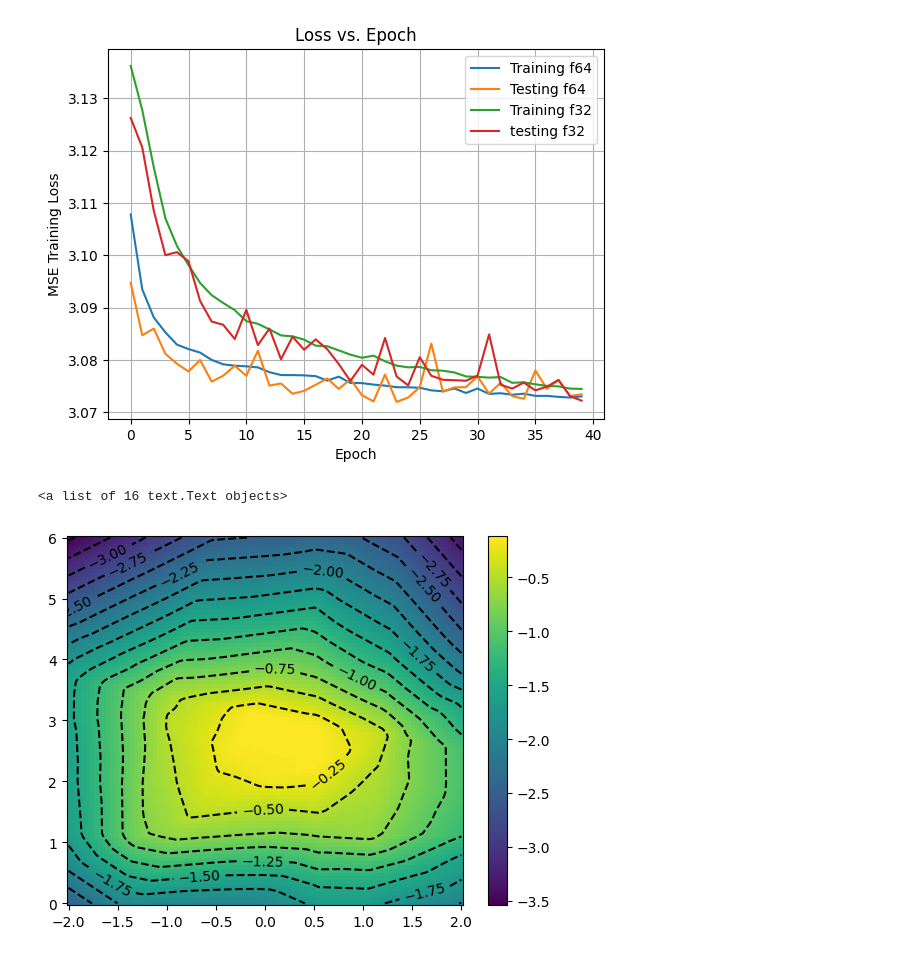
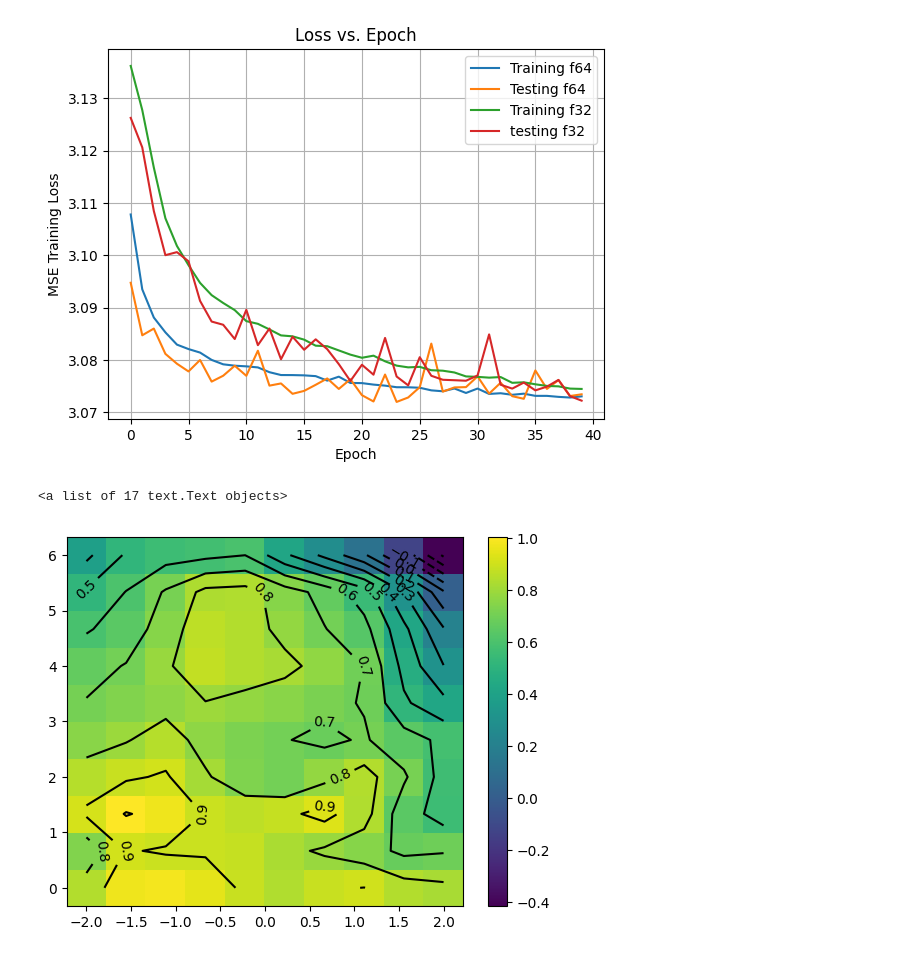
Before and after one commit to CarterTegen/4240BaseballProject, a Jupyter notebook: scripts/batting_NN.ipynb, the cells around one changed output. Saved outputs shown, nothing was run; the diff lists cells and outputs as text; code cells hidden in the pictures.

```diff
--- a/scripts/batting_NN.ipynb
+++ b/scripts/batting_NN.ipynb
@@ -294,13 +289,15 @@ plt.show()
 # %% [output]
 [figure]
 # %%
+# %%prun
+
 context = {
     "b_score": 0,
     "p_score": 0,
-    "b_count": 3,
-    "s_count": 0,
+    "b_count": 0,
+    "s_count": 2,
     "outs": 0,
-    "pitch_num": 4,
+    "pitch_num": 3,
     "on_1b": 0,
     "on_2b": 0,
     "on_3b": 0,
@@ -324,37 +321,40 @@ inputs = {
 }
 
 PITCH_TYPES = ['CH', 'CU', 'FC', 'FF', 'FS', 'FT', 'KC', 'KN', 'SI', 'SL']
 
 pitches = [inputs["pitch_type"]==val for val in PITCH_TYPES]
 pitches = pd.Series(pitches, index=PITCH_TYPES, dtype=float)
 
-model_path = "scripts/batting/models/HL1_6464.pt"
+model_path = "scripts/batting/models/HL1_64.pt"
 model = torch.load(model_path)
+model = model.to(torch.device("cuda"))
+
 model.eval()
 torch.no_grad()
 inputs = pd.Series([inputs["start_speed"], inputs["spin_rate"], inputs["spin_dir"], inputs["px"], inputs["pz"]], index=["start_speed", "spin_rate", "spin_dir", "px", "pz"], dtype=float)
 
 pitch = pd.concat([inputs, pitches, context])
 
-scaler = load(open('scaler_batting.pkl', 'rb'))
+scaler = load(open('scripts/scaler.pkl', 'rb'))
 
 # pitch = scaler.transform(np.array(pitch.values).reshape(1, -1))
 
-px, pz = np.meshgrid(np.linspace(-2, 2, 100), np.linspace(0, 6, 100))
-scores = np.zeros((100, 100))
+n = 10
+px, pz = np.meshgrid(np.linspace(-2, 2, n), np.linspace(0, 6, n))
+scores = np.zeros((n, n))
 for i in range(len(px)):
     for j in range(len(pz)):
         pitch["px"], pitch["pz"] = px[i,j], pz[i,j]
         to_model = scaler.transform(np.array(pitch.values).reshape(1, -1))
-        scores[i, j] = model(torch.tensor(to_model))
+        scores[i, j] = model(torch.tensor(to_model, dtype=torch.float32).cuda())
 
 
 
 plt.figure()
 plt.pcolor(px, pz, scores)
 plt.colorbar()
 cs = plt.contour(px, pz, scores, 15, colors="black")
 plt.clabel(cs)
 # %% [output]
-<a list of 16 text.Text objects>
+<a list of 17 text.Text objects>
-[figure, old version]
+[figure, new version]
```
Also changed, not shown: parts of 6 cells of this notebook, 1 other file.
